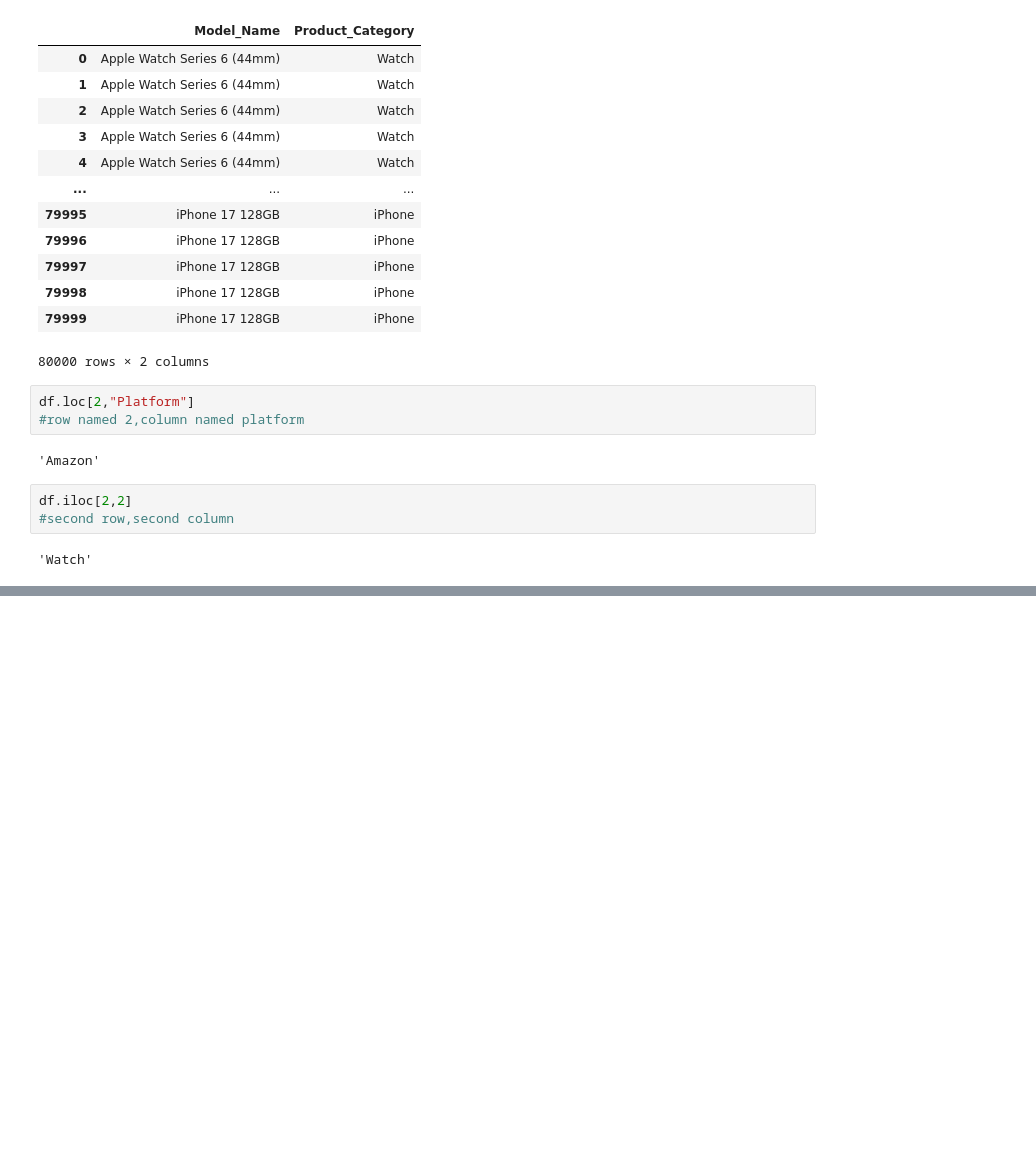
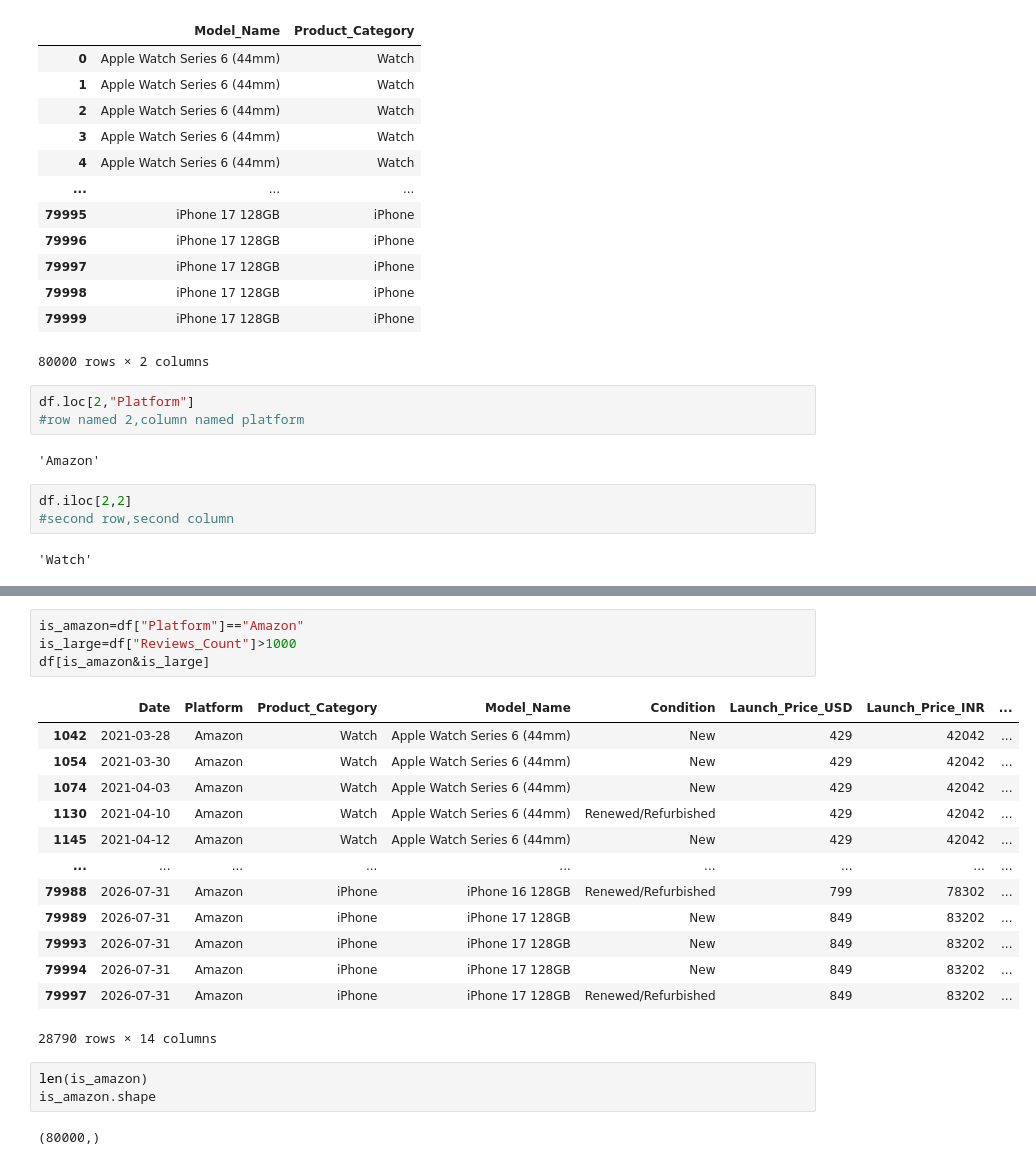
Before and after one commit to ivywanjage/cdav, a Jupyter notebook: apple_products_sold.ipynb, the cells around one changed output, grey strips where cells are left out. Saved outputs shown, nothing was run; the diff lists cells and outputs as text; blank space fills up the shorter version.

```diff
--- a/apple_products_sold.ipynb
+++ b/apple_products_sold.ipynb
@@ -185,0 +257,23 @@ df.iloc[2,2]
+# %%
+is_amazon=df["Platform"]=="Amazon"
+is_large=df["Reviews_Count"]>1000
+df[is_amazon&is_large]
+# %% [output]
+|  | Date | Platform | Product_Category | Model_Name | Condition | Launch_Price_USD | Launch_Price_INR | ... |
+| 1042 | 2021-03-28 | Amazon | Watch | Apple Watch Series 6 (44mm) | New | 429 | 42042 | ... |
+| 1054 | 2021-03-30 | Amazon | Watch | Apple Watch Series 6 (44mm) | New | 429 | 42042 | ... |
+| 1074 | 2021-04-03 | Amazon | Watch | Apple Watch Series 6 (44mm) | New | 429 | 42042 | ... |
+| 1130 | 2021-04-10 | Amazon | Watch | Apple Watch Series 6 (44mm) | Renewed/Refurbished | 429 | 42042 | ... |
+| 1145 | 2021-04-12 | Amazon | Watch | Apple Watch Series 6 (44mm) | New | 429 | 42042 | ... |
+| ... | ... | ... | ... | ... | ... | ... | ... | ... |
+| 79988 | 2026-07-31 | Amazon | iPhone | iPhone 16 128GB | Renewed/Refurbished | 799 | 78302 | ... |
+| 79989 | 2026-07-31 | Amazon | iPhone | iPhone 17 128GB | New | 849 | 83202 | ... |
+| 79993 | 2026-07-31 | Amazon | iPhone | iPhone 17 128GB | New | 849 | 83202 | ... |
+| 79994 | 2026-07-31 | Amazon | iPhone | iPhone 17 128GB | New | 849 | 83202 | ... |
+| 79997 | 2026-07-31 | Amazon | iPhone | iPhone 17 128GB | Renewed/Refurbished | 849 | 83202 | ... |
+28790 rows × 14 columns
+# %%
+len(is_amazon)
+is_amazon.shape
+# %% [output]
+(80000,)
```
Also changed, not shown: parts of 30 cells of this notebook.
